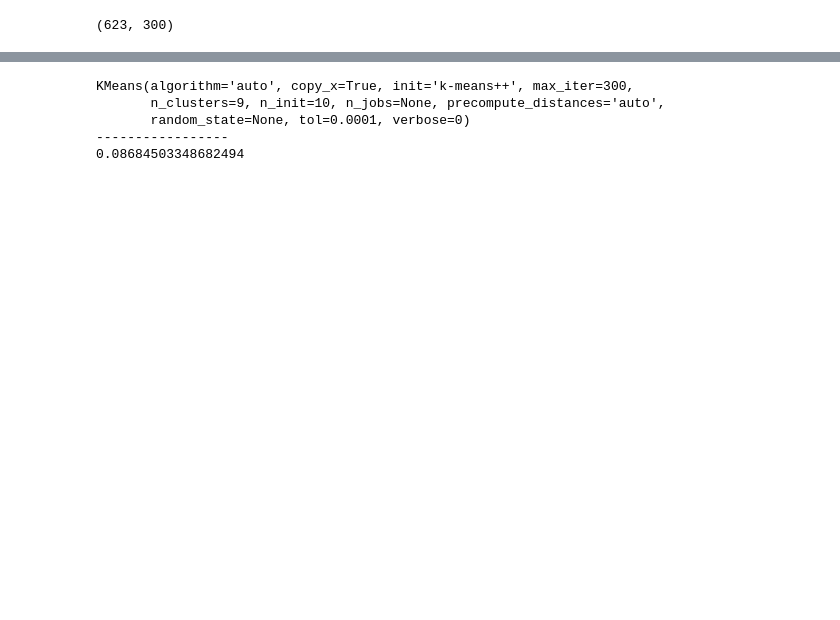
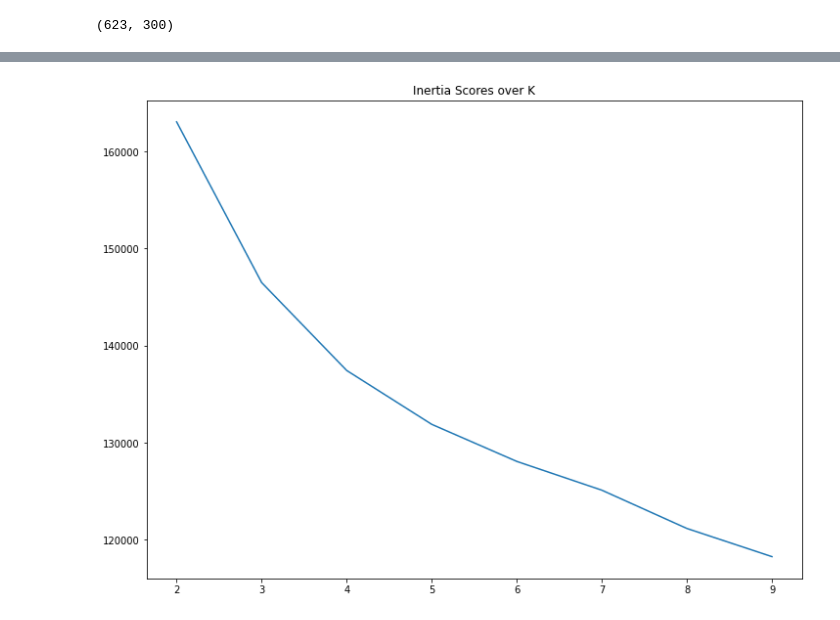
Before and after one commit to jabrown5/political-affiliation-twitter, a Jupyter notebook: code/05_Modeling.ipynb, the cells around one changed output, grey strips where cells are left out. Saved outputs shown, nothing was run; the diff lists cells and outputs as text; code cells hidden in the pictures; blank space fills up the shorter version.

```diff
--- a/code/05_Modeling.ipynb
+++ b/code/05_Modeling.ipynb
@@ -208,3 +192,12 @@ X = np.matrix(X.tolist())
+# %%
+# Create X
+X = data['vectors']
+X = np.matrix(X.tolist())
+
+# Applying the Standard Scaler
+sc = StandardScaler()
+
+X = sc.fit_transform(X)
 # %%
 X.shape
 # %% [output]
@@ -211,0 +249,22 @@ X.shape
+# %%
+# looking at multiple inertia scores
+
+# set up empty list to store scores
+scores = []
+
+for k in range(2, 10):
+
+    # instantiate model
+    km = KMeans(n_clusters=k)
+
+    # fit the model
+    km.fit(X)
+
+    # Get inertia score for each k
+    scores.append([k, km.inertia_])
+
+# save as a df for viewing
+scores_df = pd.DataFrame(scores, columns = ['k', 'inertia'])
+
+# looking at silhouette scores
+scores_df
@@ -212,25 +281,33 @@ X.shape
+# %%
+# plotting the inertia scores across k's
+# Using the 'elbow' method to help find a good k
+# https://medium.com/@cmukesh8688/k-means-clustering-in-machine-learning-252130c85e23
+
+plt.figure(figsize=(12,9))
+
+plt.plot(scores_df['k'], scores_df['inertia'])
+
+plt.title('Inertia Scores over K')
+
+plt.show()
+# %% [output]
+[figure, added]
 # %%
 
-# Instantiate and fit a gridsearch for a KMeans clustering model
-km = KMeans()
+# # Instantiate and fit a gridsearch for a KMeans clustering model
+# km = KMeans()
 
-params = {
-    'n_clusters': [2, 3, 4, 5, 6, 7, 8, 9] #, 10] #, 11, 12, 13, 14, 15, 16, 17, 18, 19, 20]
-    # 'n_clusters': [25, 30, 35, 40, 45, 50, 55, 60, 65, 70, 75, 80, 85, 90, 95, 100]
+# params = {
+#     'n_clusters': [2, 3, 4, 5, 6, 7, 8, 9] #, 10] #, 11, 12, 13, 14, 15, 16, 17, 18, 19, 20]
+#     # 'n_clusters': [25, 30, 35, 40, 45, 50, 55, 60, 65, 70, 75, 80, 85, 90, 95, 100]
 
-}
+# }
 
-gs = GridSearchCV(km, params, cv=5)
-gs.fit(X)
+# gs = GridSearchCV(km, params, cv=5, verbose=1)
+# gs.fit(X)
 
-# Get the best estimator
-print(gs.best_estimator_)
-print('-----------------')
-print(silhouette_score(X, gs.best_estimator_.labels_))
+# # Get the best estimator
+# print(gs.best_estimator_)
+# print('-----------------')
+# print(silhouette_score(X, gs.best_estimator_.labels_))
-# %% [output]
-KMeans(algorithm='auto', copy_x=True, init='k-means++', max_iter=300,
-       n_clusters=9, n_init=10, n_jobs=None, precompute_distances='auto',
-       random_state=None, tol=0.0001, verbose=0)
------------------
-0.08684503348682494
 # %%
```
Also changed, not shown: parts of 21 cells of this notebook, 1 other file.
